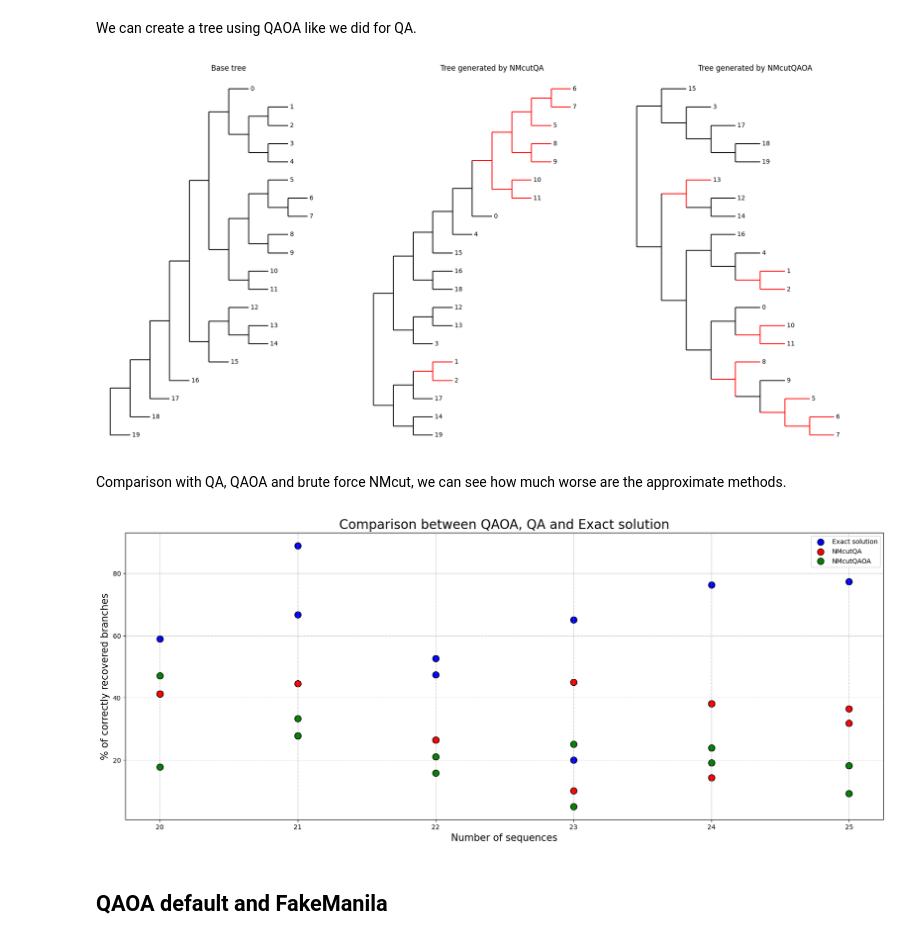
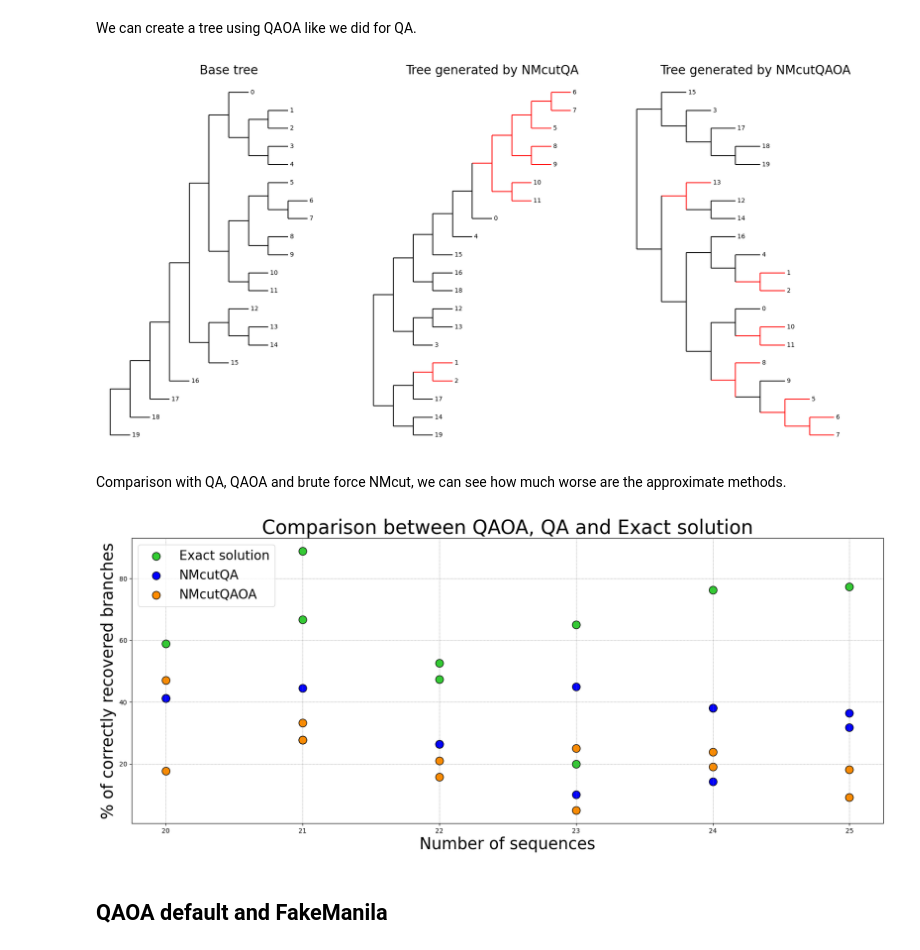
Before and after one commit to Nicofero/PhyloTree_ReConst, a Jupyter notebook: metrics_study.ipynb, the cells around one changed output. Saved outputs shown, nothing was run; the diff lists cells and outputs as text; code cells hidden in the pictures.

```diff
--- a/metrics_study.ipynb
+++ b/metrics_study.ipynb
@@ -656,19 +656,19 @@ fig, (axes1, axes2, axes3) = plt.subplots(1, 3, figsize=(18, 9))
 
 # Plot the second tree
 Phylo.draw(tree2, do_show=False, axes=axes1)
-axes1.set_title("Base tree")
+axes1.set_title("Base tree",fontdict={'fontsize': 20})
 plt.setp(axes1, xticks=[], yticks=[])  # Remove ticks
 axes1.axis('off')  # Remove axes
 
 # Plot the first tree
 Phylo.draw(tree1, do_show=False, axes=axes2)
-axes2.set_title("Tree generated by NMcutQA")
+axes2.set_title("Tree generated by NMcutQA",fontdict={'fontsize': 20})
 plt.setp(axes2, xticks=[], yticks=[])  # Remove ticks
 axes2.axis('off')  # Remove axes
 
 # Plot the third tree
 Phylo.draw(tree3, do_show=False, axes=axes3)
-axes3.set_title("Tree generated by NMcutQAOA")
+axes3.set_title("Tree generated by NMcutQAOA",fontdict={'fontsize': 20})
 plt.setp(axes3, xticks=[], yticks=[])  # Remove ticks
 axes3.axis('off')  # Remove axes
 
@@ -676,26 +676,26 @@ axes3.axis('off')  # Remove axes
 plt.tight_layout()
 plt.show()
 # %% [output]
-[figure, old version]
+[figure, new version]
 # %% [markdown]
 Comparison with QA, QAOA and brute force NMcut, we can see how much worse are the approximate methods.
 # %%
 filtered_rf = rf[rf['size'] < 26]
 filtered_qiskit = qiskit_df[qiskit_df['size'] < 26]
 filtered_qiskit = filtered_qiskit[filtered_qiskit['size'] > 19]
 
 plt.subplots(figsize=(21, 8))
-plt.scatter(rf_bf['size'], rf_bf['RF'], edgecolor='k', color='blue', s=100,label='Exact solution')
-plt.scatter(filtered_rf['size'], filtered_rf['RF'], edgecolor='k', color='red', s=100,label='NMcutQA')
-plt.scatter(filtered_qiskit['size'], filtered_qiskit['RF'], edgecolor='k', color='green', s=100,label='NMcutQAOA')
-plt.xlabel('Number of sequences',fontdict={'fontsize': 15})
-plt.ylabel('% of correctly recovered branches',fontdict={'fontsize': 15})
-plt.title('Comparison between QAOA, QA and Exact solution', fontsize=20)
+plt.scatter(rf_bf['size'], rf_bf['RF'], edgecolor='k', color='limegreen', s=150,label='Exact solution')
+plt.scatter(filtered_rf['size'], filtered_rf['RF'], edgecolor='k', color='blue', s=150,label='NMcutQA')
+plt.scatter(filtered_qiskit['size'], filtered_qiskit['RF'], edgecolor='k', color='darkorange', s=150,label='NMcutQAOA')
+plt.xlabel('Number of sequences',fontdict={'fontsize': 25})
+plt.ylabel('% of correctly recovered branches',fontdict={'fontsize': 25})
+plt.title('Comparison between QAOA, QA and Exact solution', fontsize=30)
 plt.grid(color='gray', linestyle='--', linewidth=0.4)
-plt.legend()
+plt.legend(fontsize=20)
 plt.show()
 # %% [output]
-[figure, old version]
+[figure, new version]
 # %% [markdown]
 ## QAOA default and FakeManila
 # %%
```
Also changed, not shown: parts of 2 cells of this notebook, 2 other files.
